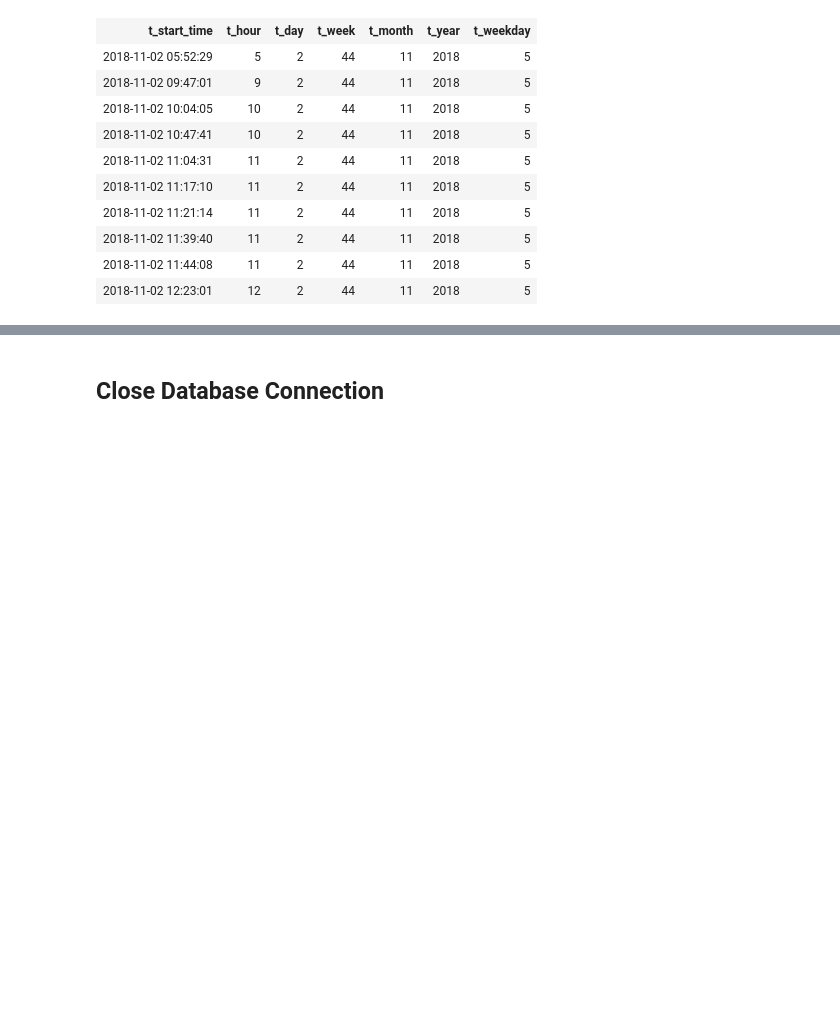
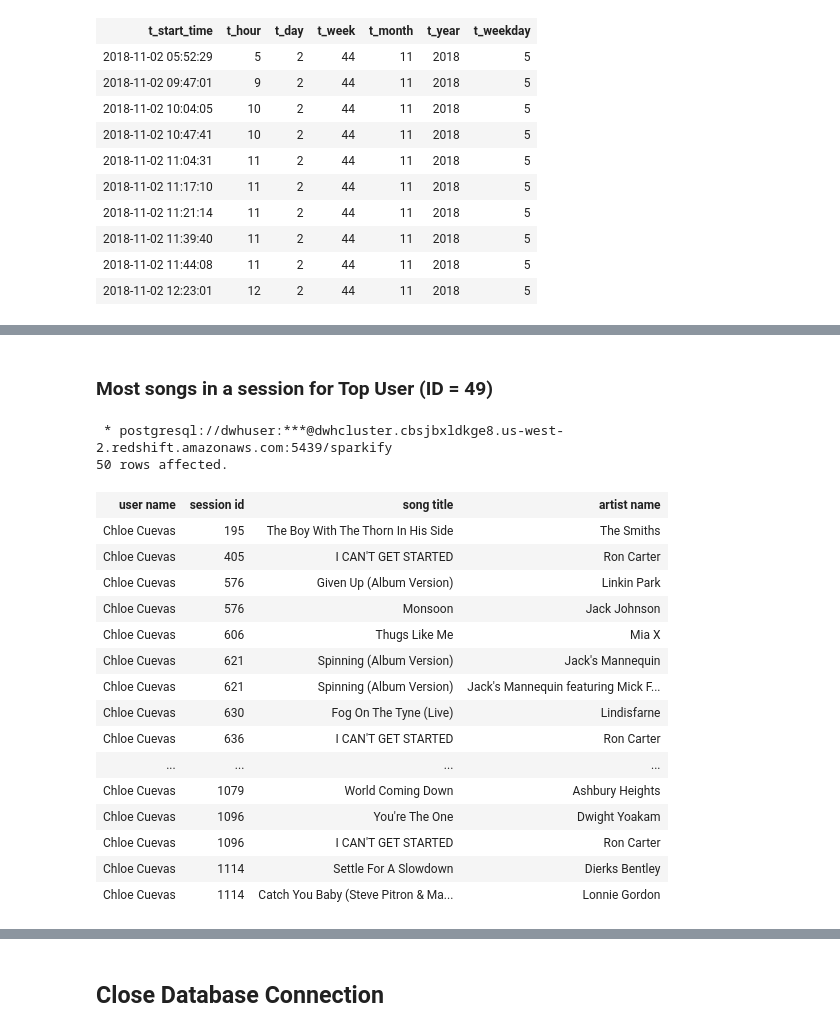
Before and after one commit to stephanderton/ETL-Cloud-Data-Warehouse, a Jupyter notebook: etl.ipynb, the cells around one changed output, grey strips where cells are left out. Cells and saved outputs as stored; diff of their text form; code cells hidden in the pictures; blank space fills up the shorter version.

```diff
--- a/etl.ipynb
+++ b/etl.ipynb
@@ -265,0 +339,43 @@ LIMIT  10;
+# %% [markdown]
+### Most songs in a session for Top User (ID = 49)
+# %%
+%%sql
+WITH user_sessions AS (
+         SELECT  DISTINCT u_user_id, u_first_name, u_last_name,
+                 sp_session_id, s_title, a_name
+         FROM    songplays
+         JOIN    users
+         ON      sp_user_id = u_user_id
+         JOIN    songs
+         ON      sp_song_id = s_song_id
+         JOIN    artists
+         ON      s_artist_id = a_artist_id
+         WHERE   u_user_id = 49
+    )
+
+SELECT   u_first_name || ' ' || u_last_name AS "user name",
+         sp_session_id AS "session ID",
+         s_title AS "song title",
+         a_name AS "artist name"
+FROM     user_sessions
+GROUP BY "session ID", "user name", "song title", "artist name"
+ORDER BY "session ID";
+# %% [output]
+ * postgresql://dwhuser:***@dwhcluster.cbsjbxldkge8.us-west-2.redshift.amazonaws.com:5439/sparkify
+50 rows affected.
+| user name | session id | song title | artist name |
+| Chloe Cuevas | 195 | The Boy With The Thorn In His Side | The Smiths |
+| Chloe Cuevas | 405 | I CAN'T GET STARTED | Ron Carter |
+| Chloe Cuevas | 576 | Given Up (Album Version) | Linkin Park |
+| Chloe Cuevas | 576 | Monsoon | Jack Johnson |
+| Chloe Cuevas | 606 | Thugs Like Me | Mia X |
+| Chloe Cuevas | 621 | Spinning (Album Version) | Jack's Mannequin |
+| Chloe Cuevas | 621 | Spinning (Album Version) | Jack's Mannequin featuring Mick F... |
+| Chloe Cuevas | 630 | Fog On The Tyne (Live) | Lindisfarne |
+| Chloe Cuevas | 636 | I CAN'T GET STARTED | Ron Carter |
+| ... | ... | ... | ... |
+| Chloe Cuevas | 1079 | World Coming Down | Ashbury Heights |
+| Chloe Cuevas | 1096 | You're The One | Dwight Yoakam |
+| Chloe Cuevas | 1096 | I CAN'T GET STARTED | Ron Carter |
+| Chloe Cuevas | 1114 | Settle For A Slowdown | Dierks Bentley |
+| Chloe Cuevas | 1114 | Catch You Baby (Steve Pitron & Ma... | Lonnie Gordon |
```
Also changed, not shown: parts of 11 cells of this notebook, 2 other files.
